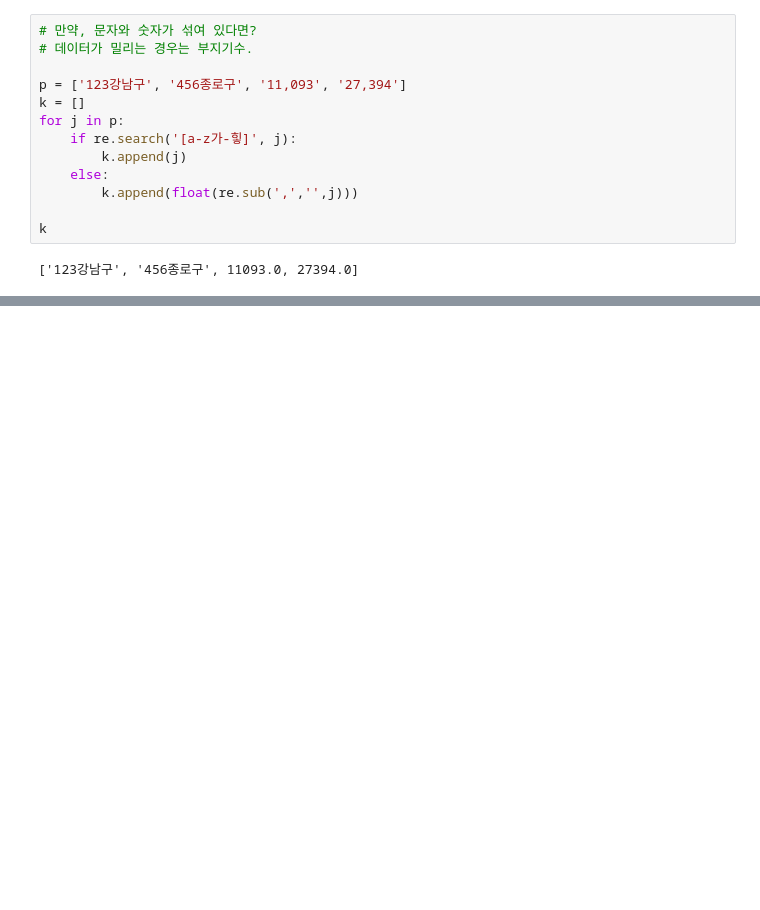
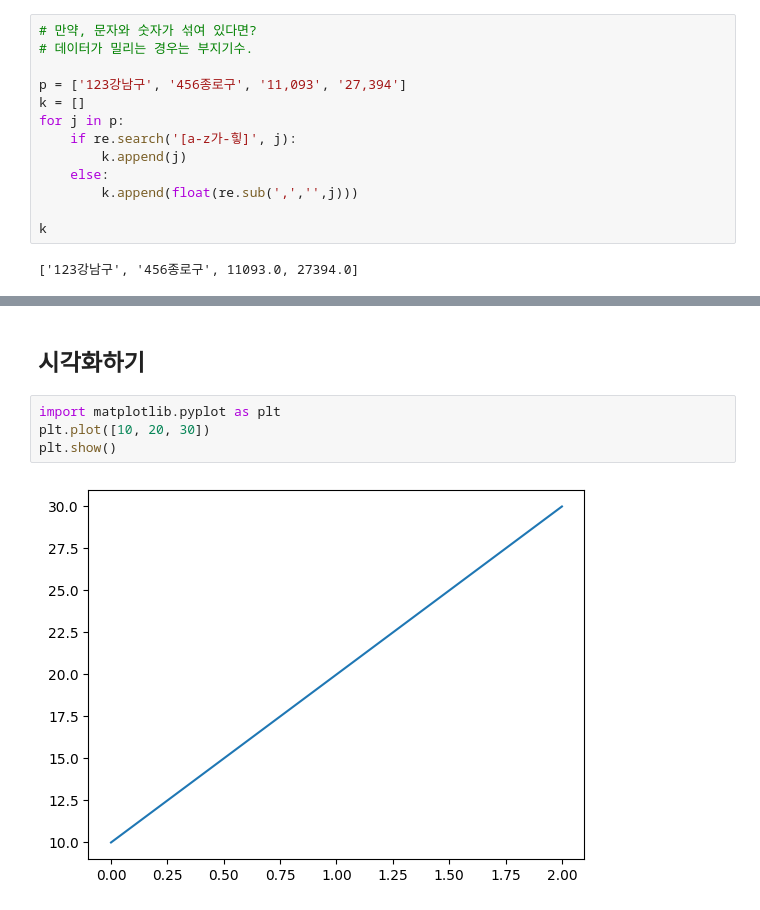
Before and after one commit to JSeoYoung/DA_School_1, a Jupyter notebook: Python_0509.ipynb, the cells around one changed output, grey strips where cells are left out. Cells and saved outputs as stored; diff of their text form; blank space fills up the shorter version.

```diff
--- a/Python_0509.ipynb
+++ b/Python_0509.ipynb
@@ -235,0 +652,8 @@ k
+# %% [markdown]
+## 시각화하기
+# %%
+import matplotlib.pyplot as plt
+plt.plot([10, 20, 30])
+plt.show()
+# %% [output]
+[figure, added]
```
Also changed, not shown: parts of 51 cells of this notebook.
